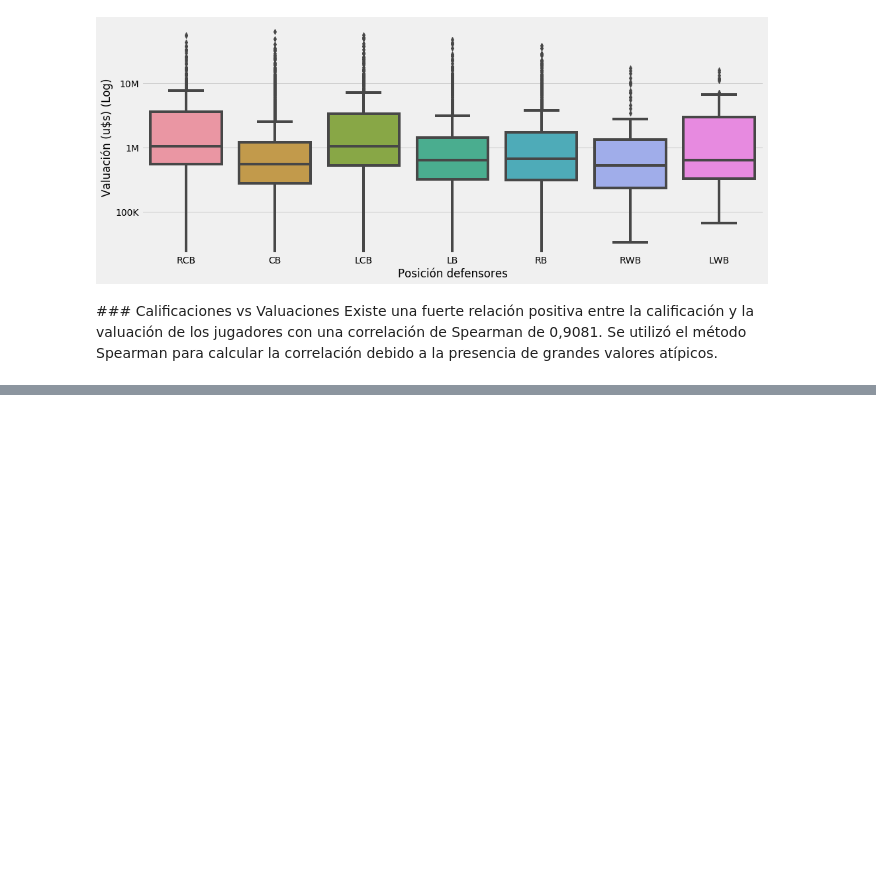
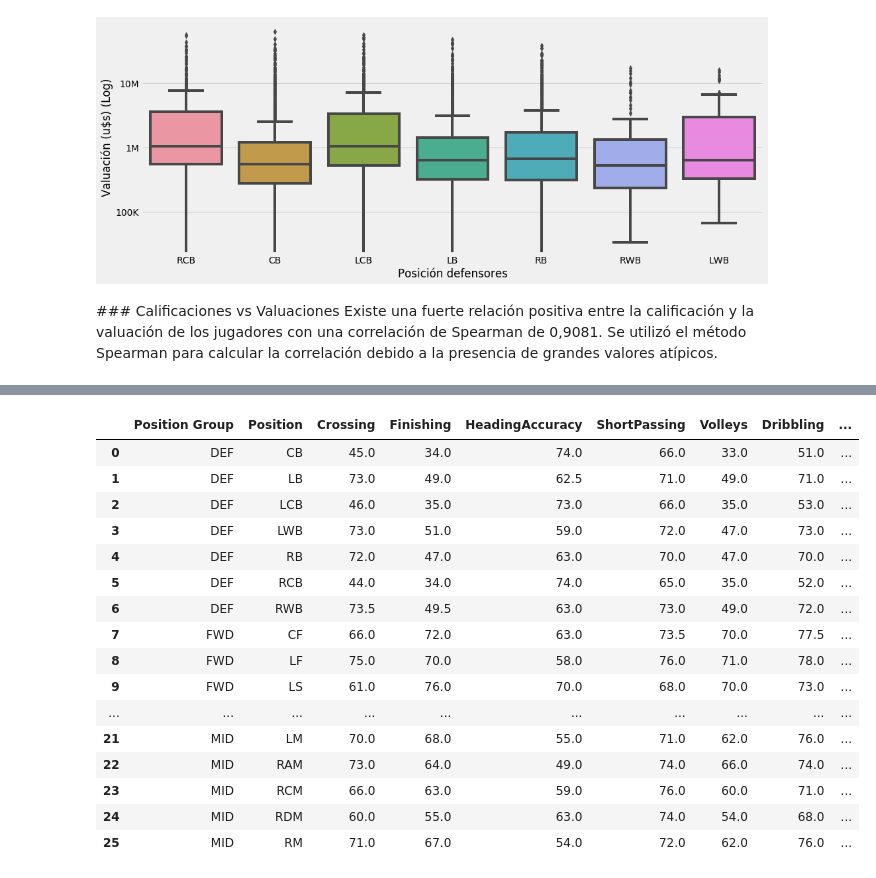
Before and after one commit to raulcarlomagno/dmuba-especializacion-futbol, a Jupyter notebook: main.ipynb, the cells around one changed output, grey strips where cells are left out. Cells and saved outputs as stored; diff of their text form; code cells hidden in the pictures; blank space fills up the shorter version.

```diff
--- a/main.ipynb
+++ b/main.ipynb
@@ -463,0 +565,21 @@ ax.yaxis.set_major_formatter(ticker.FuncFormatter(reformat_large_tick_values));
+# %%
+df_numerics = df_numerics.groupby(['Position Group', 'Position'], as_index = False).median()
+df_numerics
+# %% [output]
+|  | Position Group | Position | Crossing | Finishing | HeadingAccuracy | ShortPassing | Volleys | Dribbling | ... |
+| 0 | DEF | CB | 45.0 | 34.0 | 74.0 | 66.0 | 33.0 | 51.0 | ... |
+| 1 | DEF | LB | 73.0 | 49.0 | 62.5 | 71.0 | 49.0 | 71.0 | ... |
+| 2 | DEF | LCB | 46.0 | 35.0 | 73.0 | 66.0 | 35.0 | 53.0 | ... |
+| 3 | DEF | LWB | 73.0 | 51.0 | 59.0 | 72.0 | 47.0 | 73.0 | ... |
+| 4 | DEF | RB | 72.0 | 47.0 | 63.0 | 70.0 | 47.0 | 70.0 | ... |
+| 5 | DEF | RCB | 44.0 | 34.0 | 74.0 | 65.0 | 35.0 | 52.0 | ... |
+| 6 | DEF | RWB | 73.5 | 49.5 | 63.0 | 73.0 | 49.0 | 72.0 | ... |
+| 7 | FWD | CF | 66.0 | 72.0 | 63.0 | 73.5 | 70.0 | 77.5 | ... |
+| 8 | FWD | LF | 75.0 | 70.0 | 58.0 | 76.0 | 71.0 | 78.0 | ... |
+| 9 | FWD | LS | 61.0 | 76.0 | 70.0 | 68.0 | 70.0 | 73.0 | ... |
+| ... | ... | ... | ... | ... | ... | ... | ... | ... | ... |
+| 21 | MID | LM | 70.0 | 68.0 | 55.0 | 71.0 | 62.0 | 76.0 | ... |
+| 22 | MID | RAM | 73.0 | 64.0 | 49.0 | 74.0 | 66.0 | 74.0 | ... |
+| 23 | MID | RCM | 66.0 | 63.0 | 59.0 | 76.0 | 60.0 | 71.0 | ... |
+| 24 | MID | RDM | 60.0 | 55.0 | 63.0 | 74.0 | 54.0 | 68.0 | ... |
+| 25 | MID | RM | 71.0 | 67.0 | 54.0 | 72.0 | 62.0 | 76.0 | ... |
```
Also changed, not shown: parts of 8 cells of this notebook.
